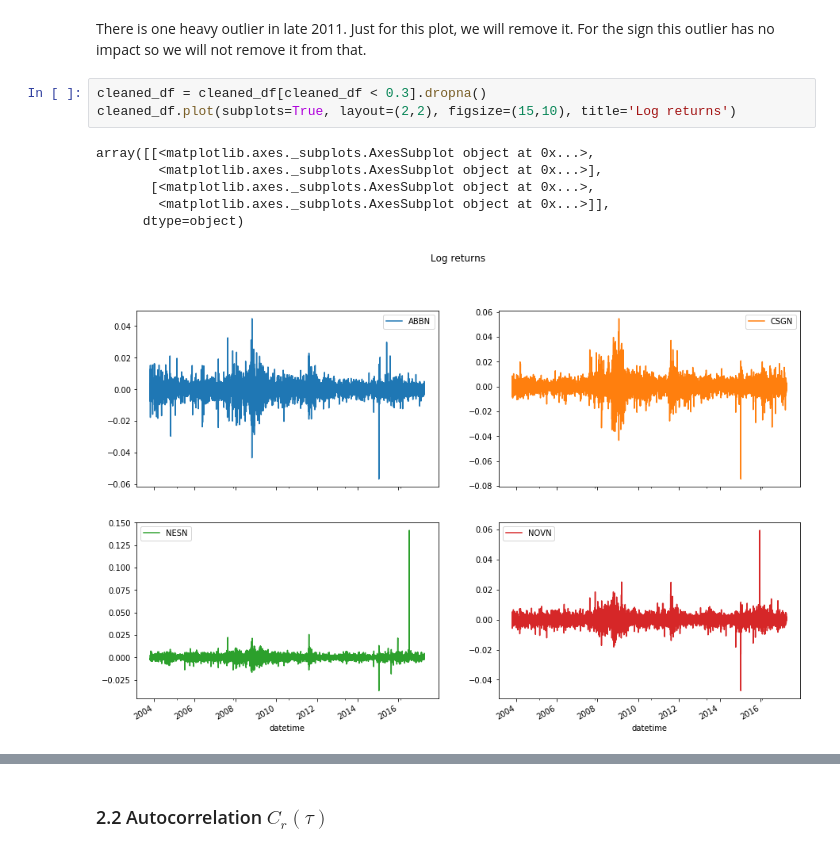
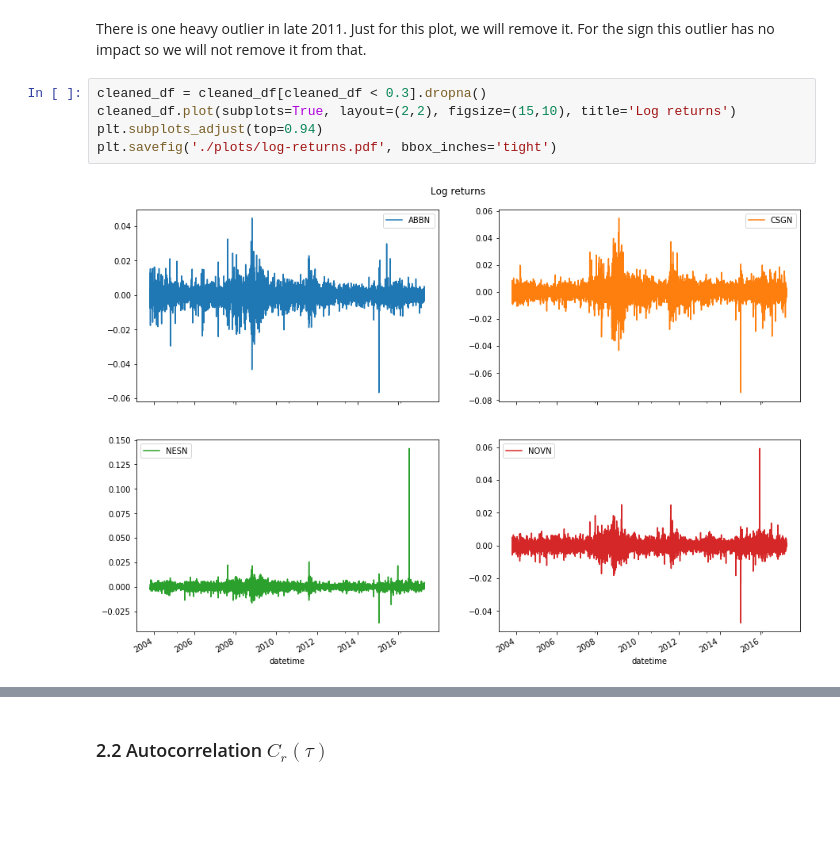
Before and after one commit to miallema/Fin-525, a Jupyter notebook: project.ipynb, the cells around one changed output, grey strips where cells are left out. Drawn from its saved outputs; the diff is of its cells as text; blank space fills up the shorter version.

```diff
--- a/project.ipynb
+++ b/project.ipynb
@@ -162,10 +120,7 @@ For the sign this outlier has no impact so we will not remove it from that.
 # %%
 cleaned_df = cleaned_df[cleaned_df < 0.3].dropna()
 cleaned_df.plot(subplots=True, layout=(2,2), figsize=(15,10), title='Log returns')
+plt.subplots_adjust(top=0.94)
+plt.savefig('./plots/log-returns.pdf', bbox_inches='tight')
 # %% [output]
-array([[<matplotlib.axes._subplots.AxesSubplot object at 0x...>,
-        <matplotlib.axes._subplots.AxesSubplot object at 0x...>],
-       [<matplotlib.axes._subplots.AxesSubplot object at 0x...>,
-        <matplotlib.axes._subplots.AxesSubplot object at 0x...>]],
-      dtype=object)
-[figure, old version]
+[figure, new version]
```
Also changed, not shown: parts of 26 cells of this notebook, 13 other files.
